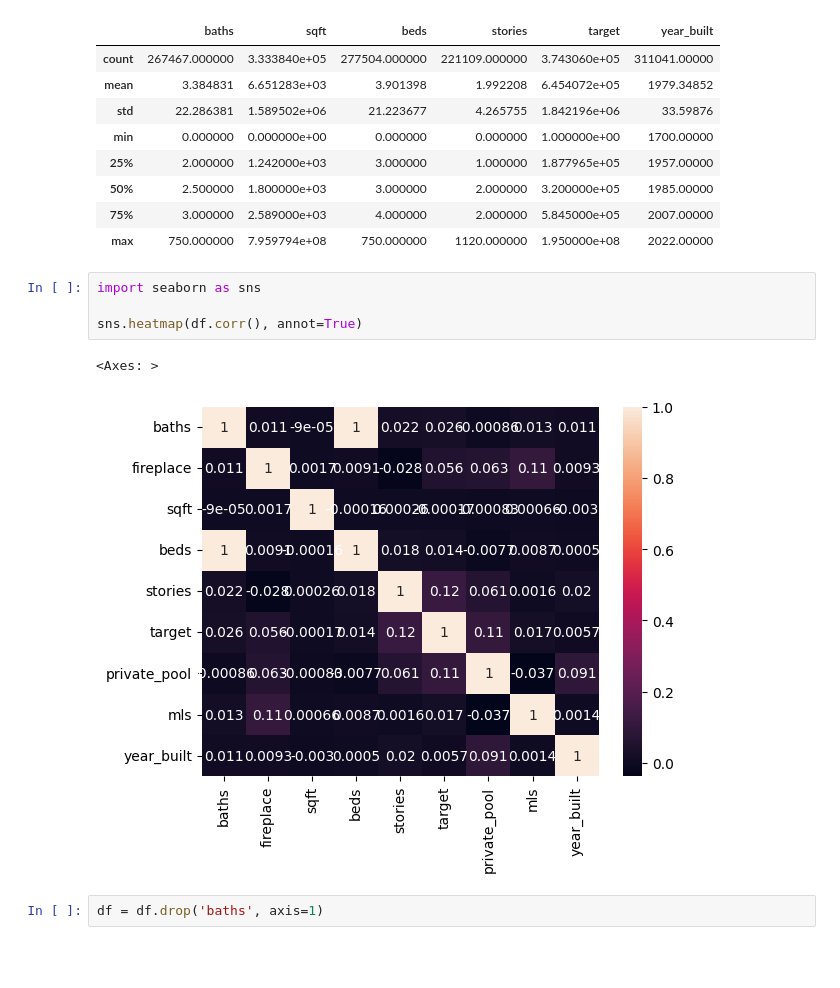
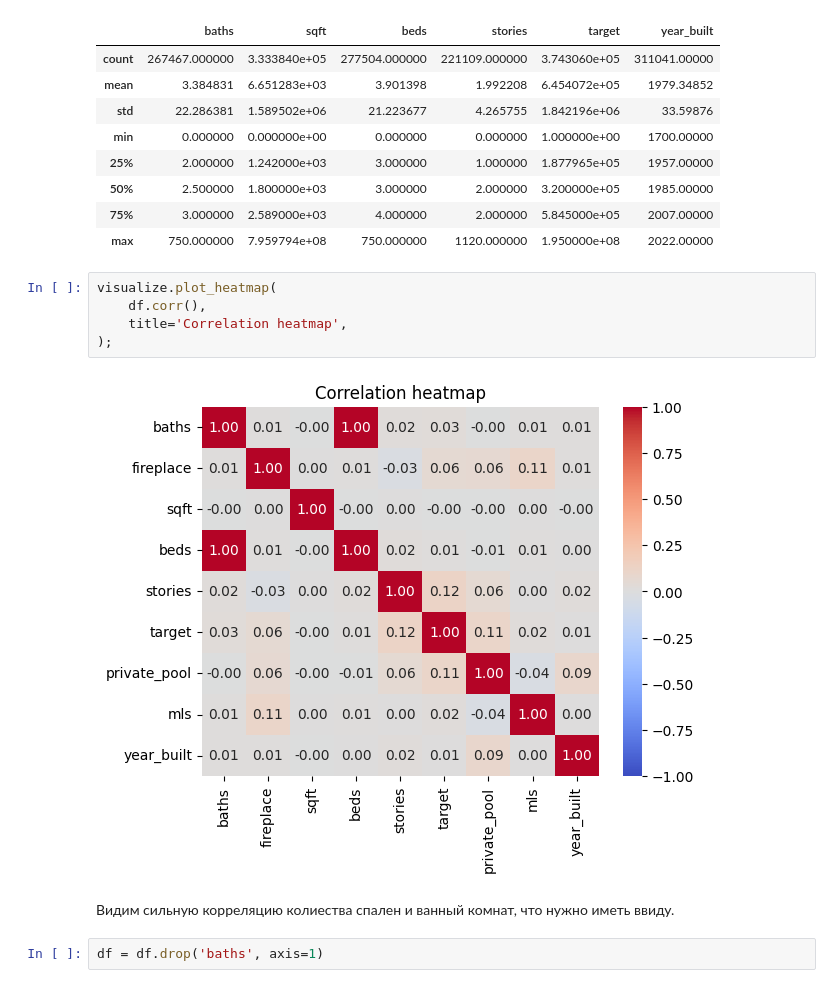
Before and after one commit to mvulf/housing_cost, a Jupyter notebook: notebooks/3.0-mv-modelling-baseline.ipynb, the cells around one changed output. Drawn from its saved outputs; the diff is of its cells as text; blank space fills up the shorter version.

Commit message:
[ADD] correlation plot function

```diff
--- a/notebooks/3.0-mv-modelling-baseline.ipynb
+++ b/notebooks/3.0-mv-modelling-baseline.ipynb
@@ -49,13 +79,15 @@ memory usage: 21.1 MB
 | 50% | 2.500000 | 1.800000e+03 | 3.000000 | 2.000000 | 3.200000e+05 | 1985.00000 |
 | 75% | 3.000000 | 2.589000e+03 | 4.000000 | 2.000000 | 5.845000e+05 | 2007.00000 |
 | max | 750.000000 | 7.959794e+08 | 750.000000 | 1120.000000 | 1.950000e+08 | 2022.00000 |
-# %%
-import seaborn as sns
-
-sns.heatmap(df.corr(), annot=True)
-# %% [output]
-<Axes: >
-[figure, removed]
+# %%
+visualize.plot_heatmap(
+    df.corr(),
+    title='Correlation heatmap',
+);
+# %% [output]
+[figure, added]
+# %% [markdown]
+Видим сильную корреляцию колиества спален и ванный комнат, что нужно иметь ввиду.
 # %%
 df = df.drop('baths', axis=1)
 # %%
```
Also changed, not shown: parts of 7 cells of this notebook, 1 other file.
